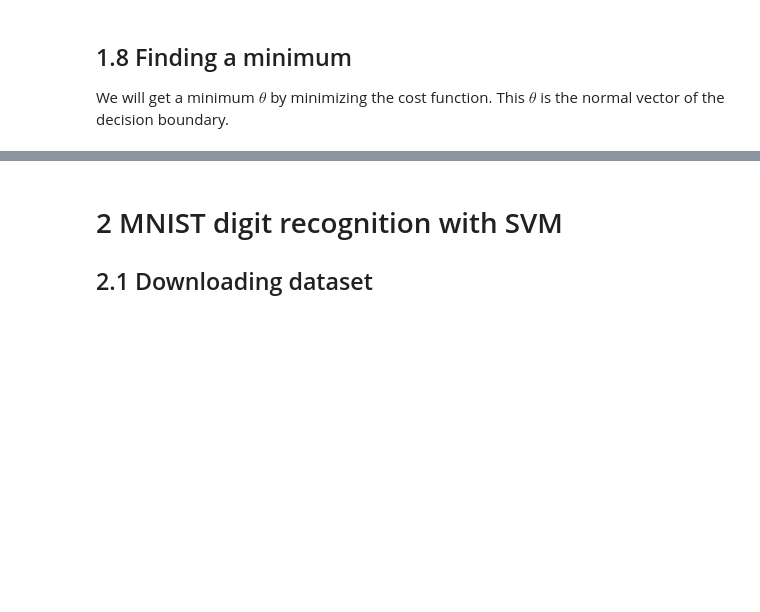
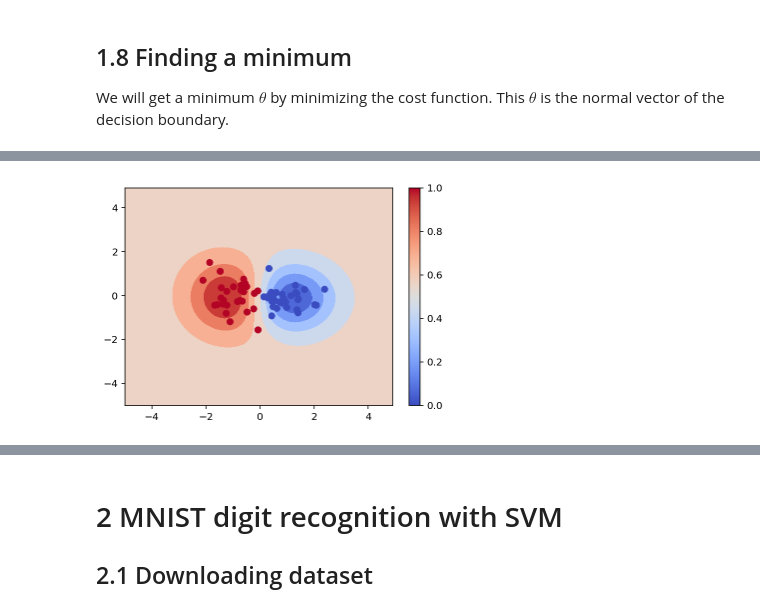
Before and after one commit to NIPE-SYSTEMS/support-vector-machine, a Jupyter notebook: Support Vector Machine.ipynb, the cells around one changed output, grey strips where cells are left out. Cells and saved outputs as stored; diff of their text form; code cells hidden in the pictures; blank space fills up the shorter version.

```diff
--- a/Support Vector Machine.ipynb
+++ b/Support Vector Machine.ipynb
@@ -275,10 +278,10 @@ m_mesh = xx.ravel().shape[0]
 X_mesh = np.c_[ np.ones((m_mesh, 1)), xx.ravel(), yy.ravel() ]
 
 vectorized_kernel = np.vectorize(lambda i, j: kernel(X_mesh[i], X[j - 1], 1))
-F = np.fromfunction(lambda j, i: vectorized_kernel(i, j), shape=(m + 1, m_mesh), dtype=int)
-F[0, :] = 1
+F_ = np.fromfunction(lambda j, i: vectorized_kernel(i, j), shape=(m + 1, m_mesh), dtype=int)
+F_[0, :] = 1
 
-Z = np.dot(theta, F)
+Z = np.dot(theta, F_)
 
 plt.contourf(xx, yy, Z.reshape(xx.shape), cmap=plt.cm.coolwarm)
 plt.scatter(X[:, 1], X[:, 2], c=y, cmap=plt.cm.coolwarm)
@@ -289,3 +291,4 @@ plt.show()
+[figure, added]
 # %%
 py.iplot([ go.Surface(x=xx, y=yy, z=Z.reshape(xx.shape))])
 # %% [output]
```
Also changed, not shown: parts of 37 cells of this notebook.
